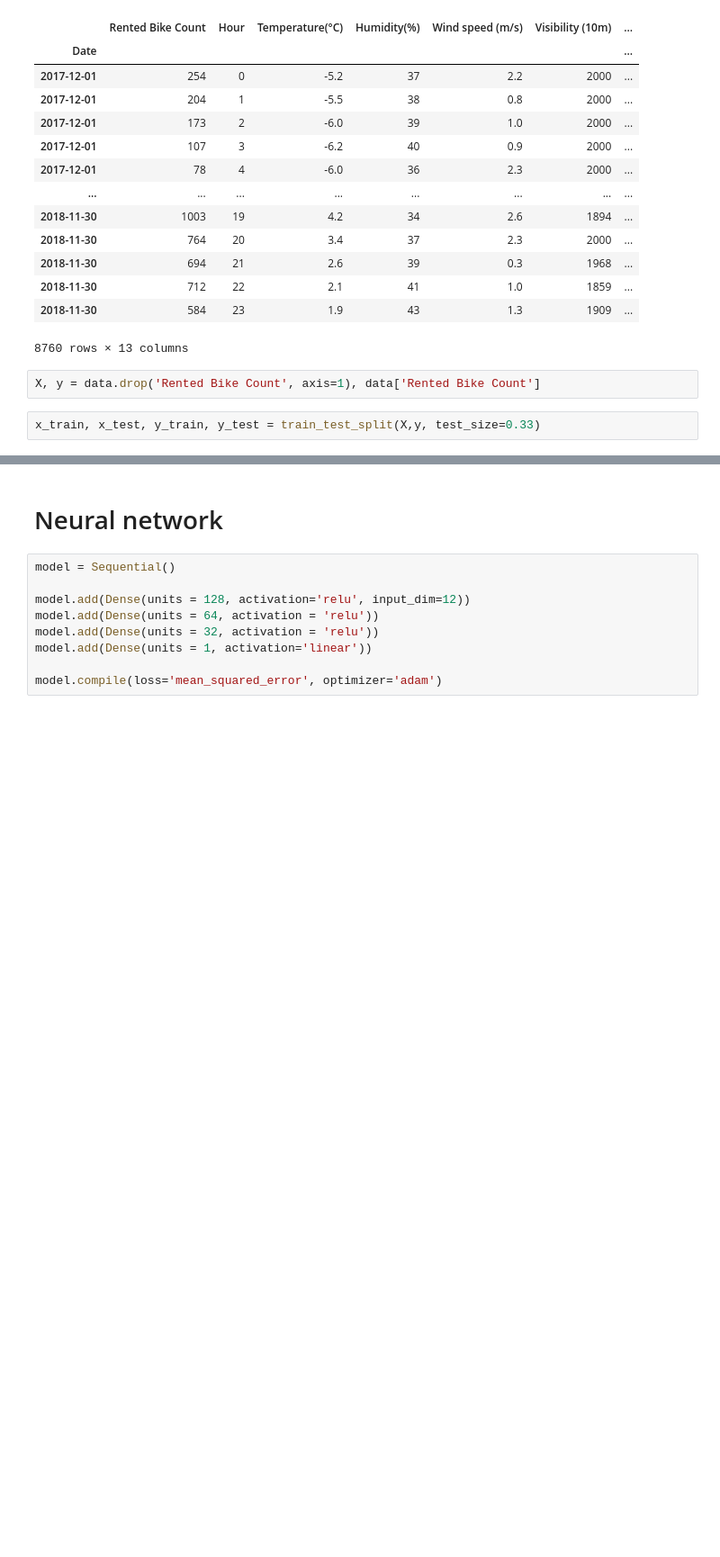
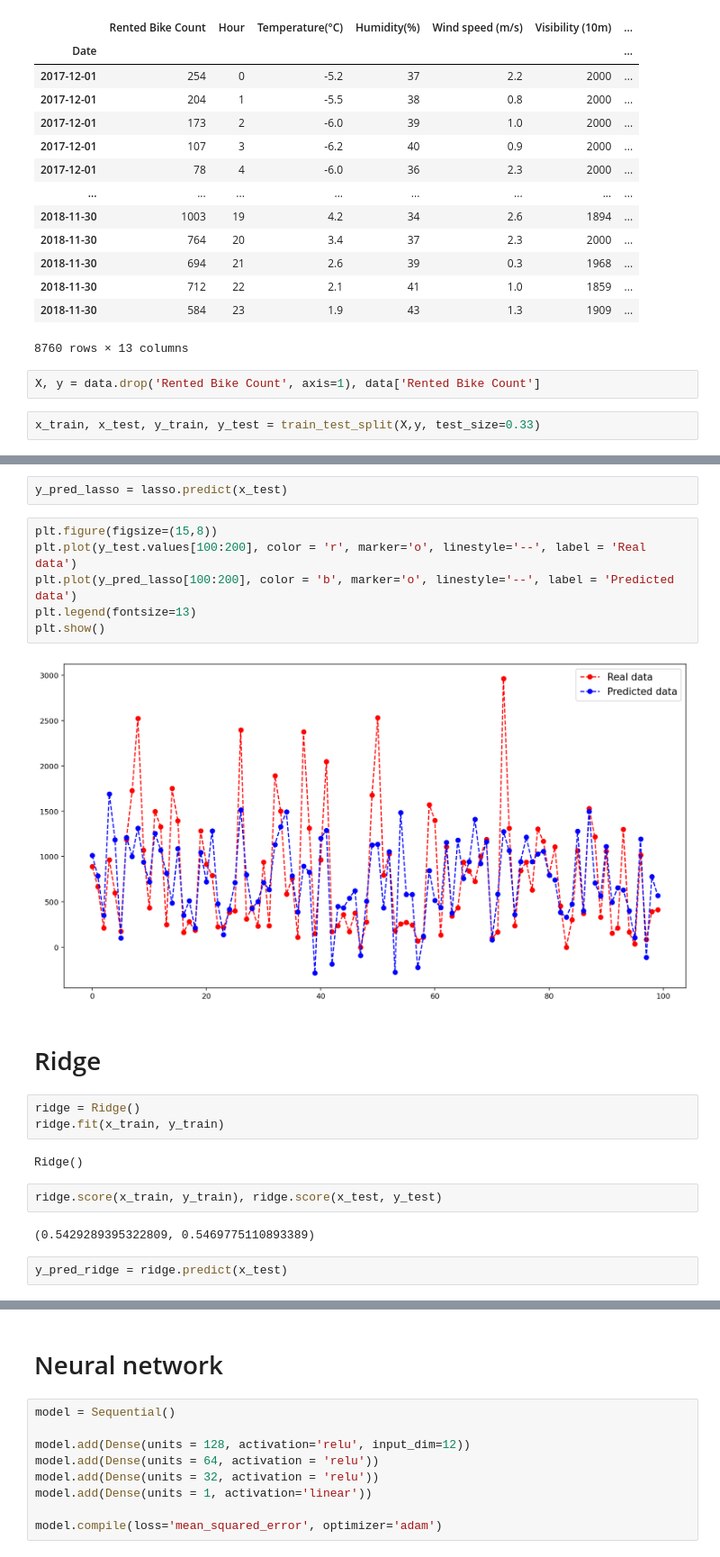
Before and after one commit to Victor-Manach/SD210, a Jupyter notebook: Regression_task.ipynb, the cells around one changed output, grey strips where cells are left out. Shown at 90% size. Saved outputs shown, nothing was run; the diff lists cells and outputs as text; blank space fills up the shorter version.

```diff
--- a/Regression_task.ipynb
+++ b/Regression_task.ipynb
@@ -56,0 +89,23 @@ SVR()
+# %%
+y_pred_lasso = lasso.predict(x_test)
+# %%
+plt.figure(figsize=(15,8))
+plt.plot(y_test.values[100:200], color = 'r', marker='o', linestyle='--', label = 'Real data')
+plt.plot(y_pred_lasso[100:200], color = 'b', marker='o', linestyle='--', label = 'Predicted data')
+plt.legend(fontsize=13)
+plt.show()
+# %% [output]
+[figure, added]
+# %% [markdown]
+# Ridge
+# %%
+ridge = Ridge()
+ridge.fit(x_train, y_train)
+# %% [output]
+Ridge()
+# %%
+ridge.score(x_train, y_train), ridge.score(x_test, y_test)
+# %% [output]
+(0.5429289395322809, 0.5469775110893389)
+# %%
+y_pred_ridge = ridge.predict(x_test)
```
Also changed, not shown: parts of 26 cells of this notebook.
